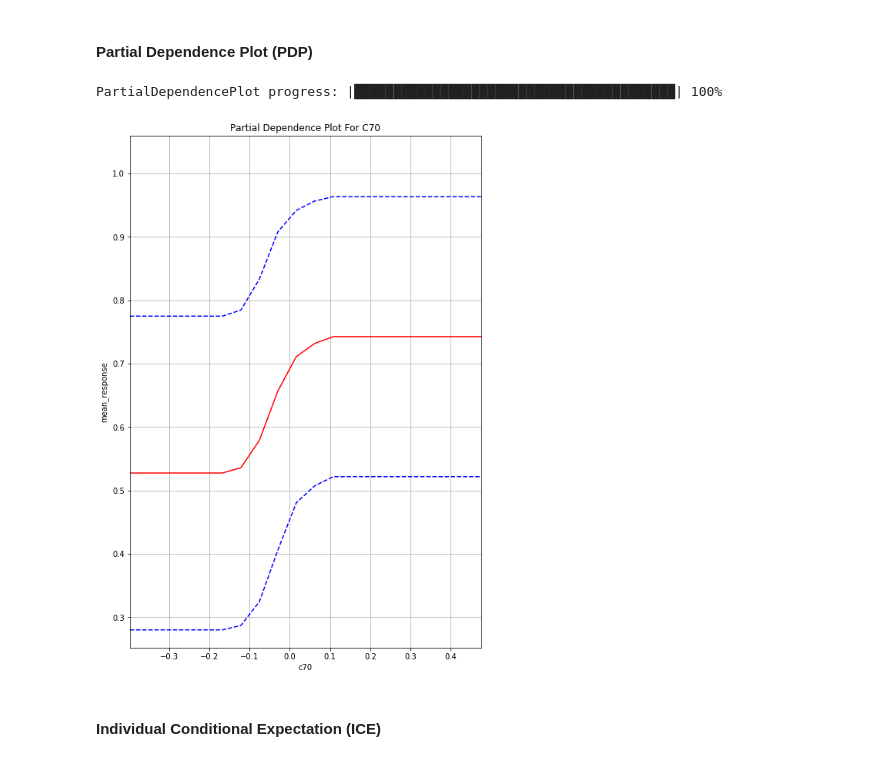
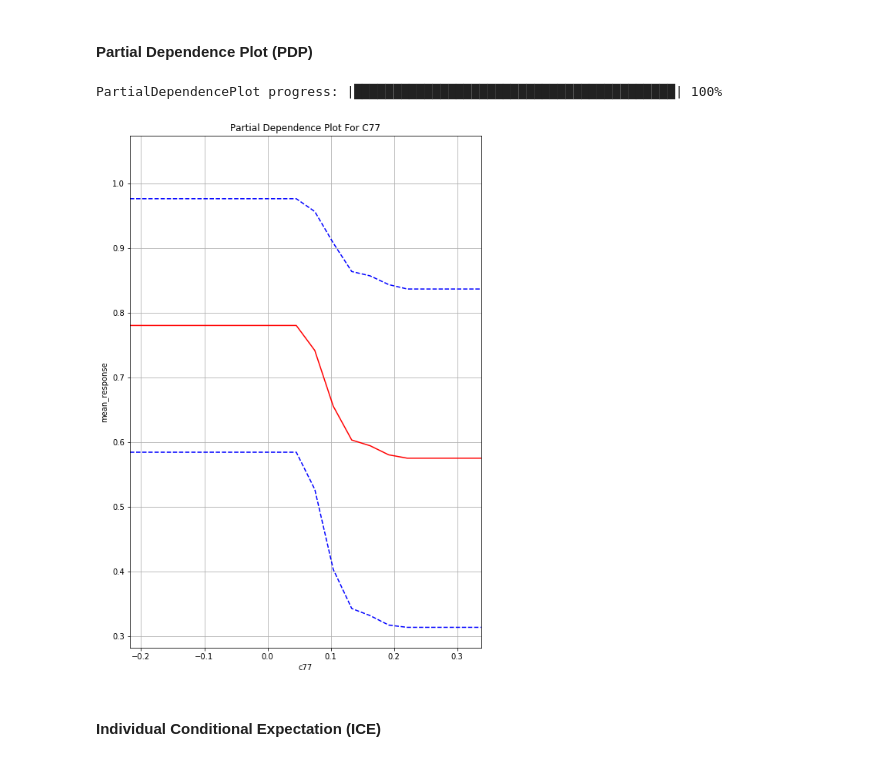
Before and after one commit to MandyMY/AI-Addin, a Jupyter notebook: notebook/yelp.ipynb, the cells around one changed output. Cells and saved outputs as stored; diff of their text form; code cells hidden in the pictures.

```diff
--- a/notebook/yelp.ipynb
+++ b/notebook/yelp.ipynb
@@ -453,4 +569,2 @@ pdp_word_vecs = surrogate.partial_plot(data = ext_train, cols = ["C57"])
 # %% [markdown]
 #### Individual Conditional Expectation (ICE)
-# %%
-ext_test_dice = ext_test.sort('C57')
@@ -503,9 +784,9 @@ gbm.varimp_plot()
 # %% [markdown]
 #### Partial Dependence Plot (PDP)
 # %%
-pdp_helpfulness = gbm.partial_plot(ext_train, cols = ['C70'])
+pdp_helpfulness = gbm.partial_plot(ext_train, cols = ['C77'])
 # %% [output]
 PartialDependencePlot progress: |█████████████████████████████████████████| 100%
-[figure, old version]
+[figure, new version]
 # %% [markdown]
 #### Individual Conditional Expectation (ICE)
```
Also changed, not shown: parts of 43 cells of this notebook, 6 other files.
